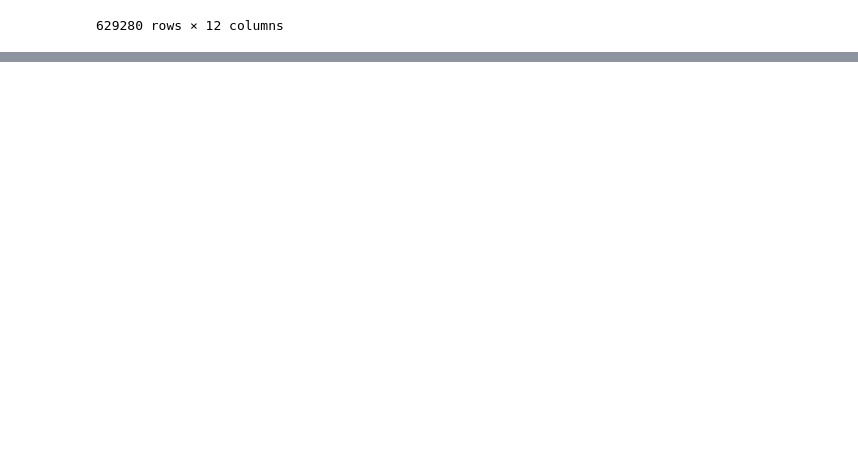
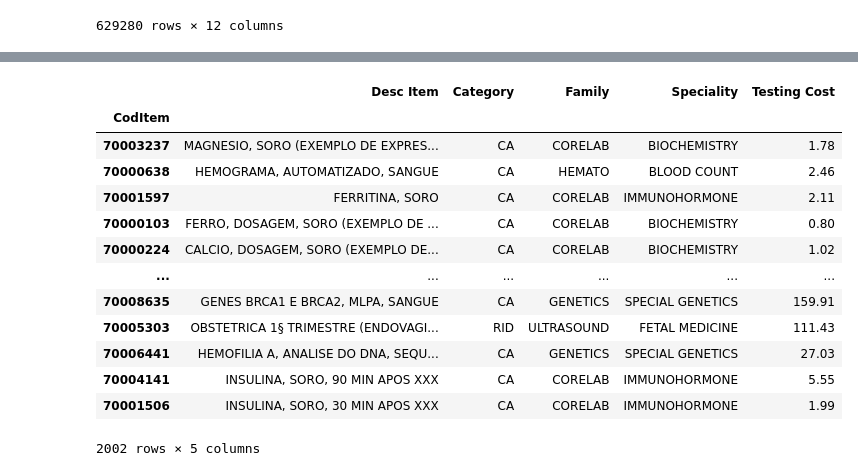
Before and after one commit to adonaiarruda/case_elo, a Jupyter notebook: dev.ipynb, the cells around one changed output, grey strips where cells are left out. Saved outputs shown, nothing was run; the diff lists cells and outputs as text; code cells hidden in the pictures; blank space fills up the shorter version.

```diff
--- a/dev.ipynb
+++ b/dev.ipynb
@@ -150,0 +314,17 @@ economic
+# %%
+exams
+# %% [output]
+|  | Desc Item | Category | Family | Speciality | Testing Cost |
+| CodItem |  |  |  |  |  |
+| 70003237 | MAGNESIO, SORO (EXEMPLO DE EXPRES... | CA | CORELAB | BIOCHEMISTRY | 1.78 |
+| 70000638 | HEMOGRAMA, AUTOMATIZADO, SANGUE | CA | HEMATO | BLOOD COUNT | 2.46 |
+| 70001597 | FERRITINA, SORO | CA | CORELAB | IMMUNOHORMONE | 2.11 |
+| 70000103 | FERRO, DOSAGEM, SORO (EXEMPLO DE ... | CA | CORELAB | BIOCHEMISTRY | 0.80 |
+| 70000224 | CALCIO, DOSAGEM, SORO (EXEMPLO DE... | CA | CORELAB | BIOCHEMISTRY | 1.02 |
+| ... | ... | ... | ... | ... | ... |
+| 70008635 | GENES BRCA1 E BRCA2, MLPA, SANGUE | CA | GENETICS | SPECIAL GENETICS | 159.91 |
+| 70005303 | OBSTETRICA 1§ TRIMESTRE (ENDOVAGI... | RID | ULTRASOUND | FETAL MEDICINE | 111.43 |
+| 70006441 | HEMOFILIA A, ANALISE DO DNA, SEQU... | CA | GENETICS | SPECIAL GENETICS | 27.03 |
+| 70004141 | INSULINA, SORO, 90 MIN APOS XXX | CA | CORELAB | IMMUNOHORMONE | 5.55 |
+| 70001506 | INSULINA, SORO, 30 MIN APOS XXX | CA | CORELAB | IMMUNOHORMONE | 1.99 |
+2002 rows × 5 columns
```
Also changed, not shown: parts of 26 cells of this notebook, 1 other file.
